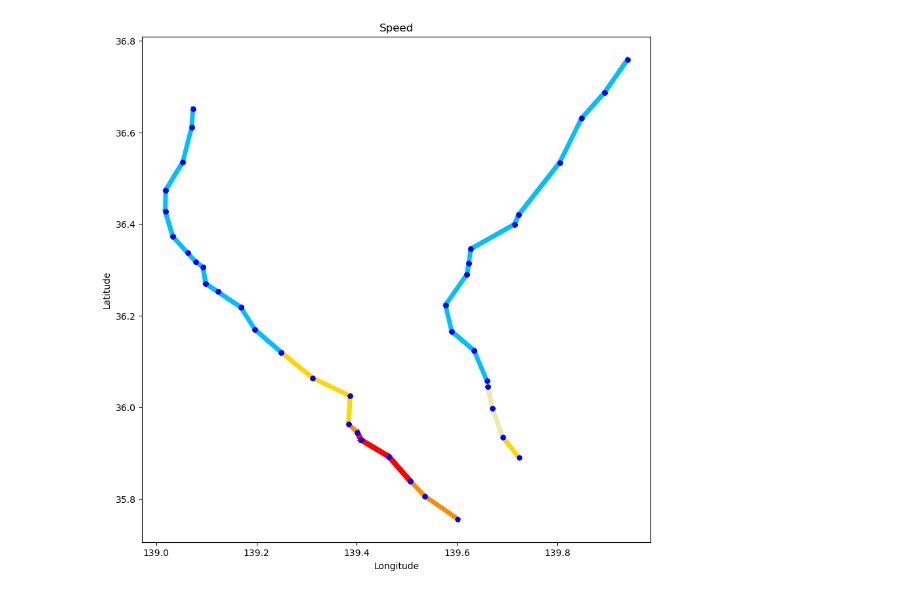
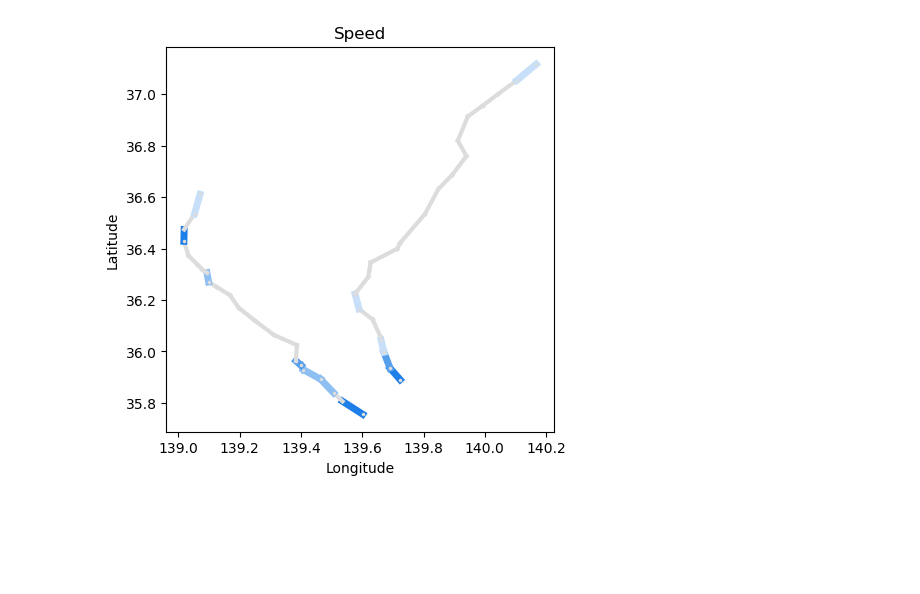
Before and after one commit to Makoto-Noda/NEXCO, a Jupyter notebook: map.ipynb, the cells around one changed output. Cells and saved outputs as stored; diff of their text form; code cells hidden in the pictures; blank space fills up the shorter version.

```diff
--- a/map.ipynb
+++ b/map.ipynb
@@ -133,9 +158,9 @@ df_profile.to_notebook_iframe()
 # %% [output]
 [interactive output not drawn]
 # %%
-congestion_series = df['is_congestion_mean'].quantile([0.95, 0.9, 0.8, 0.7])
-speed_series = df['speed_block_mean'].quantile([0.05, 0.1, 0.2, 0.3])
-search_specified_series = df['search_specified_block_mean'].quantile([0.95, 0.9, 0.8, 0.7])
-search_unspecified_series = df['search_unspecified_block_mean'].quantile([0.95, 0.9, 0.8, 0.7])
-OCC_series = df['OCC_block_mean'].quantile([0.95, 0.9, 0.8, 0.7])
-allCars_series = df['allCars_block_mean'].quantile([0.95, 0.9, 0.8, 0.7])
+congestion_series_1 = block_df_1['is_congestion_block_count'].quantile([0.95, 0.9, 0.8, 0.7])
+speed_series_1 = block_df_1['speed_block_mean'].quantile([0.05, 0.1, 0.2, 0.3])
+search_specified_series_1 = block_df_1['search_specified_block_mean'].quantile([0.95, 0.9, 0.8, 0.7])
+search_unspecified_series_1 = block_df_1['search_unspecified_block_mean'].quantile([0.95, 0.9, 0.8, 0.7])
+OCC_series_1 = block_df_1['OCC_block_mean'].quantile([0.95, 0.9, 0.8, 0.7])
+allCars_series_1 = block_df_1['allCars_block_mean'].quantile([0.95, 0.9, 0.8, 0.7])
@@ -142,39 +429,40 @@ allCars_series = df['allCars_block_mean'].quantile([0.95, 0.9, 0.8, 0.7])
 # %%
-for index,row in df.iterrows():
+for index,row in block_df_1.iterrows():
 
     start_lng = row['start_lng']
     end_lng = row['end_lng']
     start_lat = row['start_lat']
     end_lat = row['end_lat']
     speed = row['speed_block_mean']
-    congestion = row['is_congestion_mean']
 
-    if speed <= speed_series[0.05]:
-        color = 'red'
-        linewidth = 6
-    elif (speed > speed_series[0.05]) & (speed <= speed_series[0.1]):
-        color = 'darkorange'
+    colorlist=['#1D7FE7', '#569FED', '#8EBFF3', '#C7DFF9', 'gainsboro']
+
+    if speed <= speed_series_1[0.05]:
+        color = colorlist[0]
         linewidth = 5
-    elif (speed > speed_series[0.1]) & (speed <= speed_series[0.2]):
-        color = 'gold'
+    elif (speed > speed_series_1[0.05]) & (speed <= speed_series_1[0.1]):
+        color = colorlist[1]
         linewidth = 5
-    elif (speed > speed_series[0.2]) & (speed <= speed_series[0.3]):
-        color = 'palegoldenrod'
+    elif (speed > speed_series_1[0.1]) & (speed <= speed_series_1[0.2]):
+        color = colorlist[2]
+        linewidth = 5
+    elif (speed > speed_series_1[0.2]) & (speed <= speed_series_1[0.3]):
+        color = colorlist[3]
         linewidth = 5
     else:
-        color = 'deepskyblue'
-        linewidth = 5
+        color = colorlist[4]
+        linewidth = 3
 
     plt.plot([start_lng, end_lng], [start_lat, end_lat], color=color, linestyle='-', linewidth=linewidth)
-    plt.plot(start_lng, start_lat, marker='o', c='b', markersize=5)
-    plt.plot(end_lng, end_lat, marker='o', c='b',markersize=5)
+    plt.plot(start_lng, start_lat, marker='.', c='gainsboro', markersize=3)
+    plt.plot(end_lng, end_lat, marker='.', c='gainsboro',markersize=3)
 
-plt.rcParams['figure.figsize'] = (10,10)
+plt.rcParams['figure.figsize'] = (5,5)
 plt.xlabel('Longitude')
 plt.ylabel('Latitude')
 plt.title('Speed')
 #plt.legend()
 plt.grid(False)
 plt.show()
 # %% [output]
-[figure, old version]
+[figure, new version]
```
Also changed, not shown: parts of 14 cells of this notebook.
